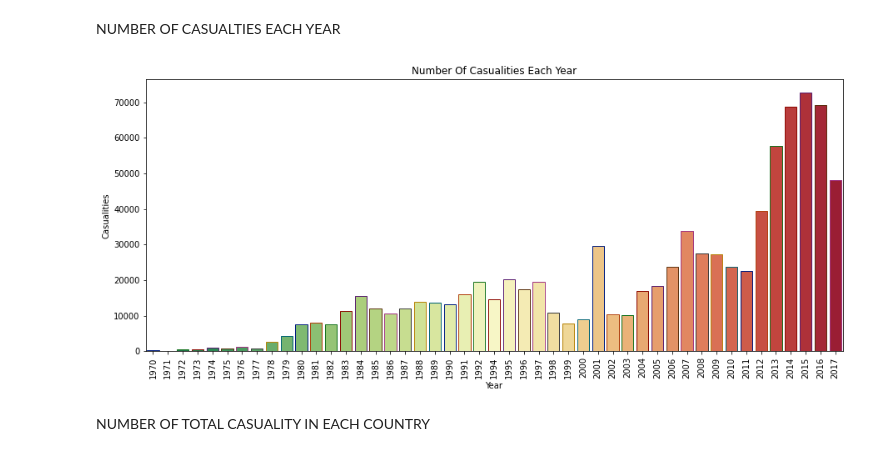
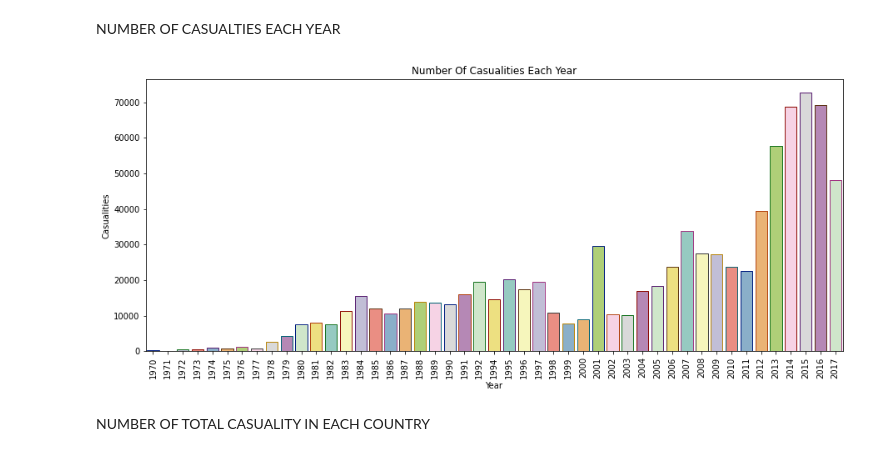
Before and after one commit to Kowsalya21/Sparks_Foundation_Task, a Jupyter notebook: Terrorism.ipynb, the cells around one changed output. Drawn from its saved outputs; the diff is of its cells as text; code cells hidden in the pictures.

```diff
--- a/Terrorism.ipynb
+++ b/Terrorism.ipynb
@@ -479,13 +488,13 @@ NUMBER OF CASUALTIES EACH YEAR
 # %%
 plt.subplots(figsize=(15,6))
 year_cas = terrorism_df.groupby('Year').Casualities.sum().to_frame().reset_index()
 year_cas.columns = ['Year','Casualities']
-sns.barplot(x=year_cas.Year, y=year_cas.Casualities, palette='RdYlGn_r',edgecolor=sns.color_palette('dark',10))
+sns.barplot(x=year_cas.Year, y=year_cas.Casualities, palette='Set3',edgecolor=sns.color_palette('dark',10))
 plt.xticks(rotation=90)
 plt.title('Number Of Casualities Each Year')
 plt.show()
 # %% [output]
-[figure, old version]
+[figure, new version]
 # %% [markdown]
 NUMBER OF TOTAL CASUALITY IN EACH COUNTRY
 # %%
```
Also changed, not shown: parts of 2 cells of this notebook.
